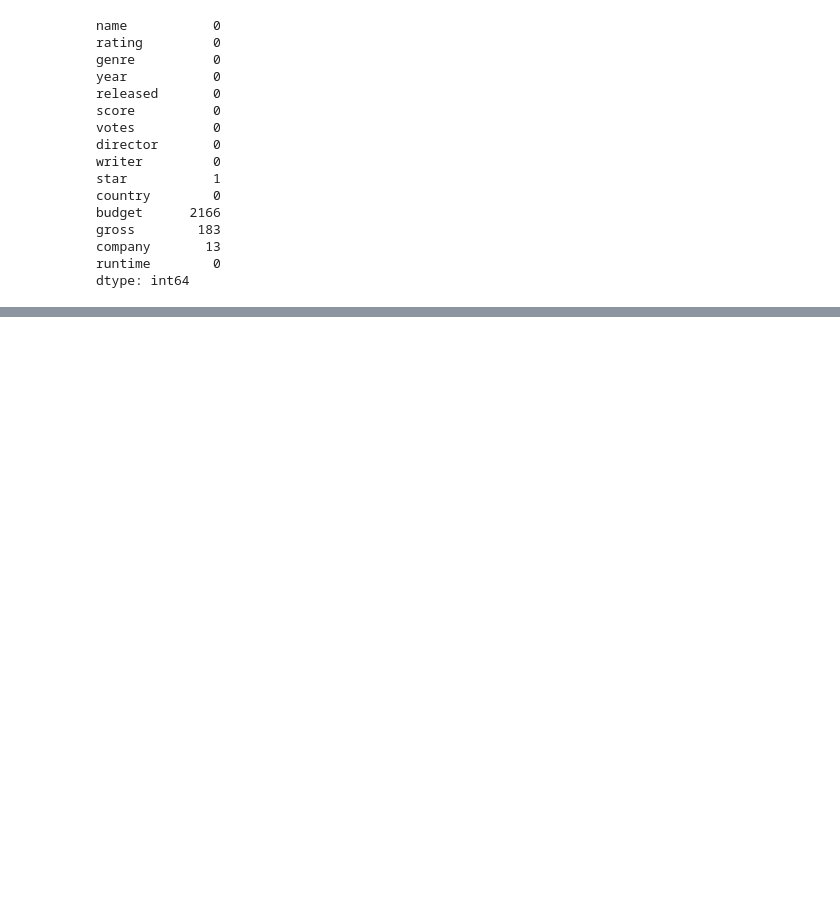
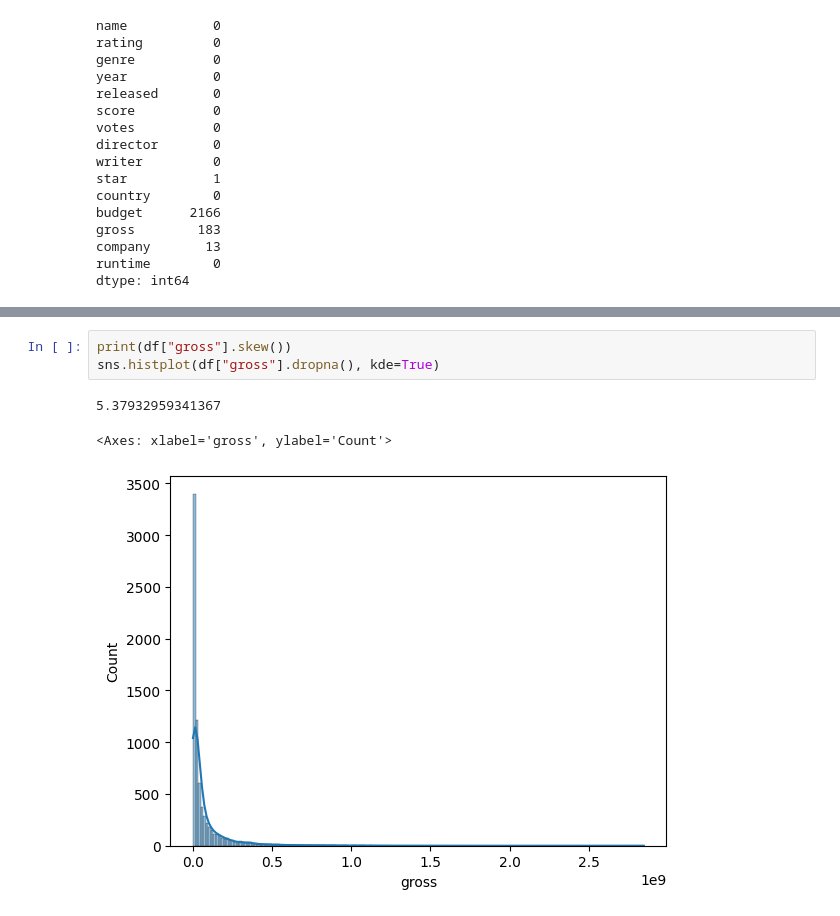
Before and after one commit to YugamdeepGoyal/Python_Data_Analysis_Project, a Jupyter notebook: app.ipynb, the cells around one changed output, grey strips where cells are left out. Saved outputs shown, nothing was run; the diff lists cells and outputs as text; blank space fills up the shorter version.

```diff
--- a/app.ipynb
+++ b/app.ipynb
@@ -161,0 +128,7 @@ dtype: int64
+# %%
+print(df["gross"].skew())
+sns.histplot(df["gross"].dropna(), kde=True)
+# %% [output]
+5.37932959341367
+<Axes: xlabel='gross', ylabel='Count'>
+[figure, added]
```
Also changed, not shown: parts of 19 cells of this notebook.
